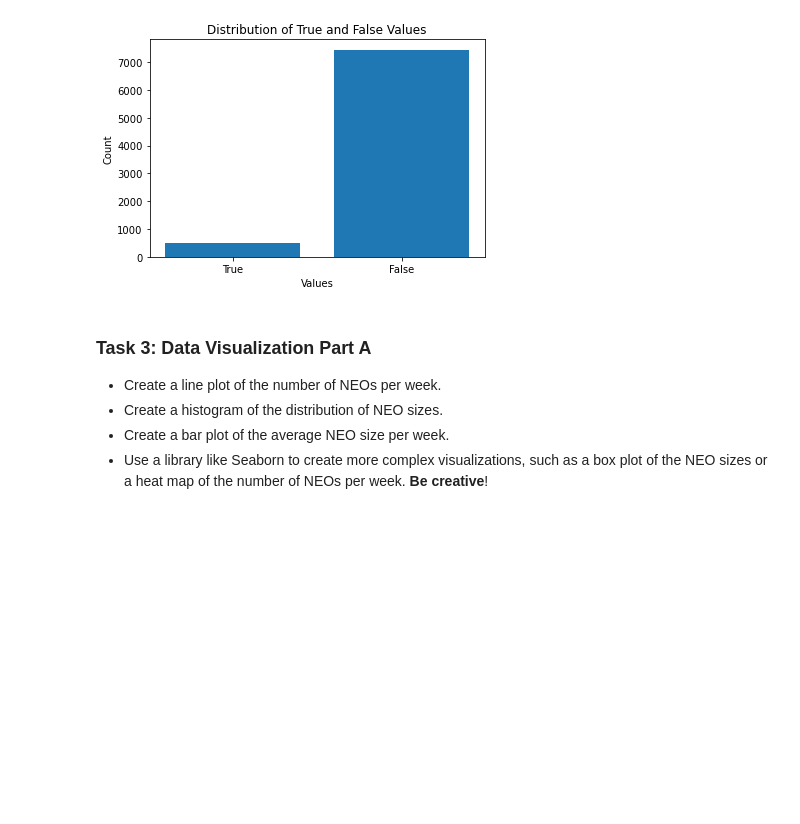
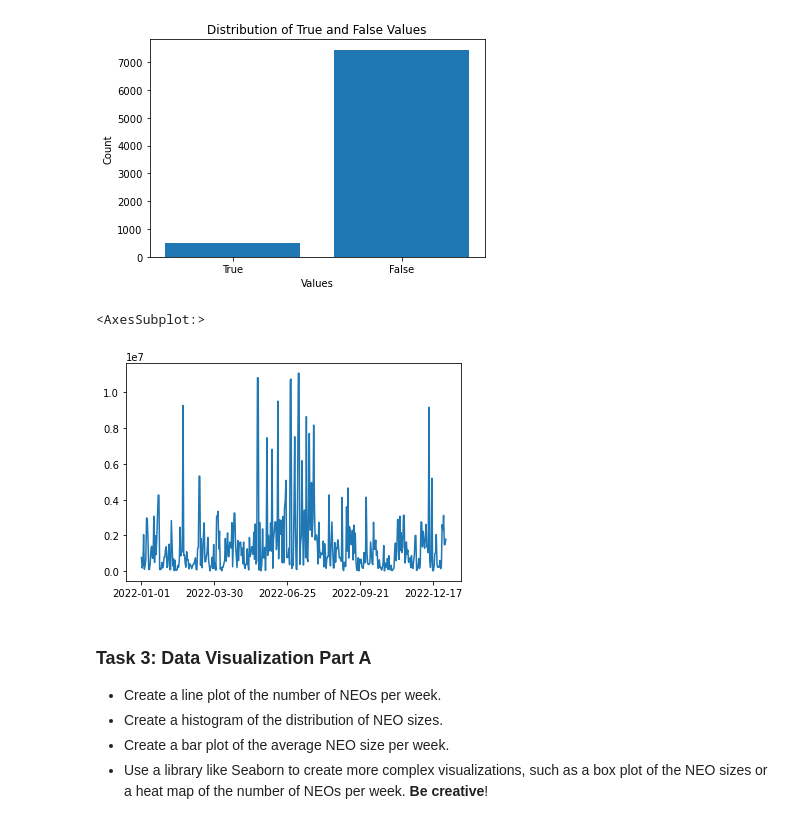
Before and after one commit to fred248h/62444-DVA, a Jupyter notebook: Frederik/5_nasa_data_collection_and_visualization_s204256.ipynb, the cells around one changed output. Cells and saved outputs as stored; diff of their text form; code cells hidden in the pictures; blank space fills up the shorter version.

```diff
--- a/Frederik/5_nasa_data_collection_and_visualization_s204256.ipynb
+++ b/Frederik/5_nasa_data_collection_and_visualization_s204256.ipynb
@@ -164,4 +164,11 @@ plt.show()
 # %%
 #NEO with the closest approach distance for each day
 
-#df_NEO_dis.mean()
+
+df_NEO_dis = df_NEO_dis.astype('float')
+
+
+df_NEO_dis.min(axis=1).plot()
+# %% [output]
+<AxesSubplot:>
+[figure, added]
```
Also changed, not shown: parts of 6 cells of this notebook.
